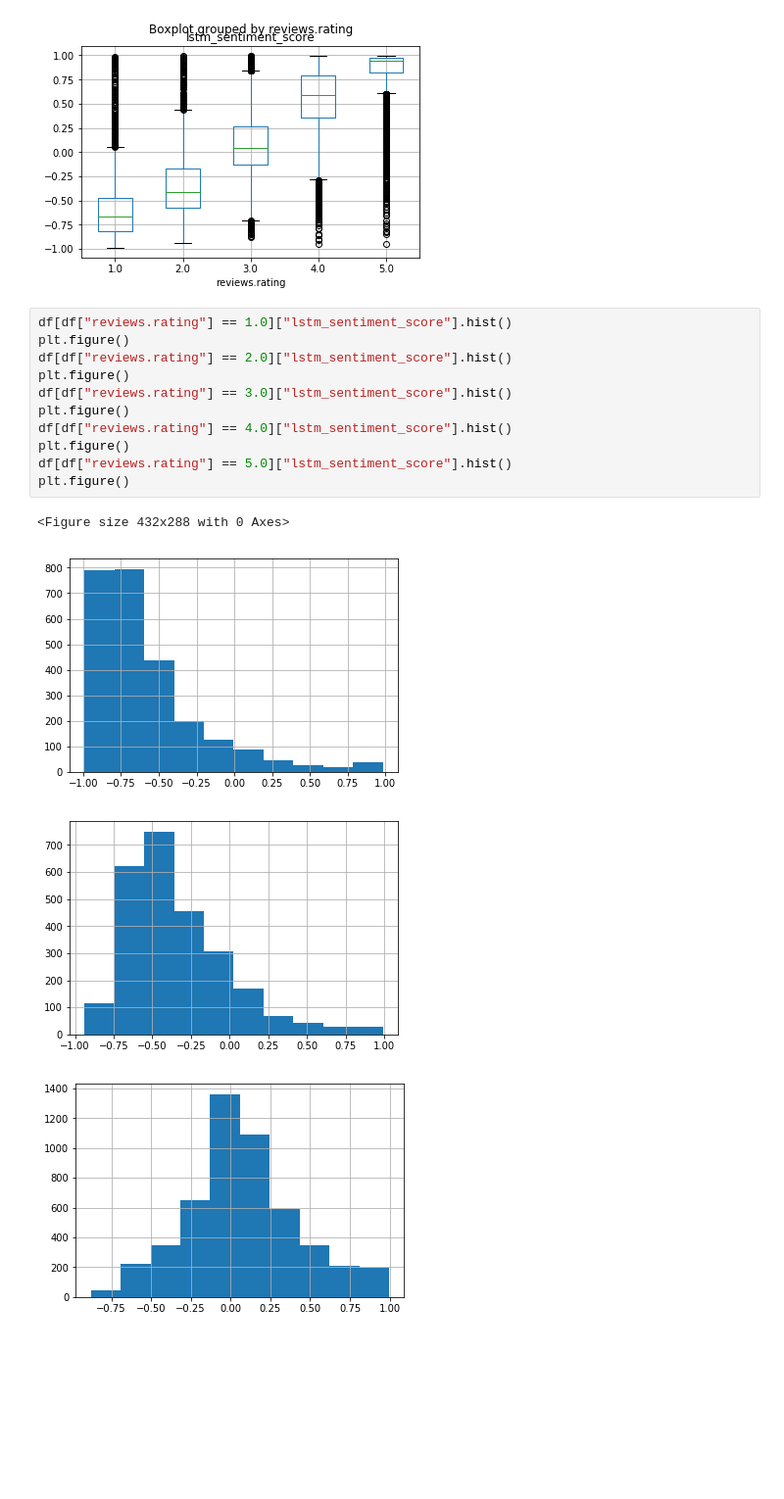
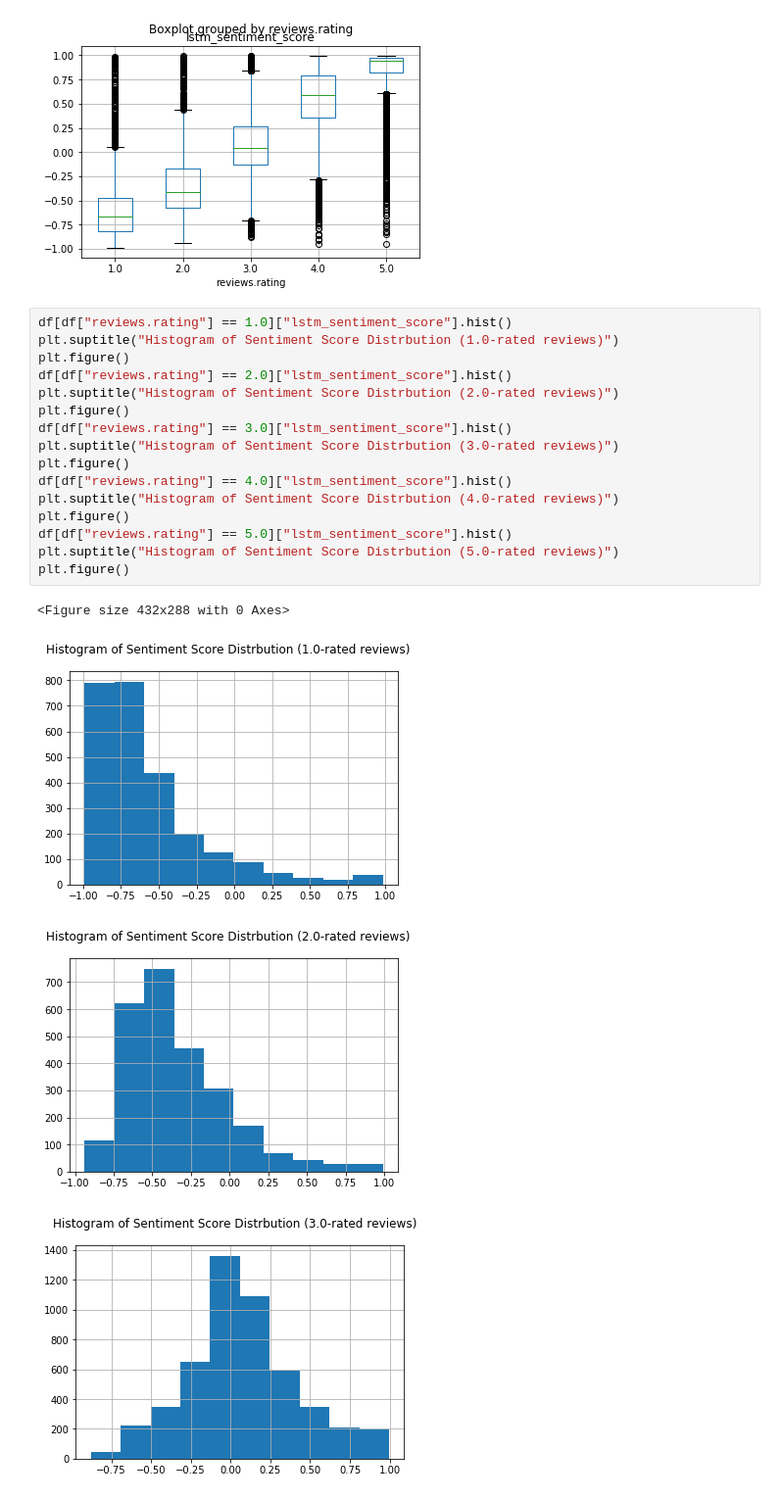
Before and after one commit to SJTButler/hotel-review-analysis, a Jupyter notebook: Hotel Review Analysis.ipynb, the cells around one changed output. Shown at 98% size. Saved outputs shown, nothing was run; the diff lists cells and outputs as text; blank space fills up the shorter version.

```diff
--- a/Hotel Review Analysis.ipynb
+++ b/Hotel Review Analysis.ipynb
@@ -1517,17 +1595,22 @@ df.boxplot(column="lstm_sentiment_score", by="reviews.rating")
 [figure]
 # %%
 df[df["reviews.rating"] == 1.0]["lstm_sentiment_score"].hist()
+plt.suptitle("Histogram of Sentiment Score Distrbution (1.0-rated reviews)")
 plt.figure()
 df[df["reviews.rating"] == 2.0]["lstm_sentiment_score"].hist()
+plt.suptitle("Histogram of Sentiment Score Distrbution (2.0-rated reviews)")
 plt.figure()
 df[df["reviews.rating"] == 3.0]["lstm_sentiment_score"].hist()
+plt.suptitle("Histogram of Sentiment Score Distrbution (3.0-rated reviews)")
 plt.figure()
 df[df["reviews.rating"] == 4.0]["lstm_sentiment_score"].hist()
+plt.suptitle("Histogram of Sentiment Score Distrbution (4.0-rated reviews)")
 plt.figure()
 df[df["reviews.rating"] == 5.0]["lstm_sentiment_score"].hist()
+plt.suptitle("Histogram of Sentiment Score Distrbution (5.0-rated reviews)")
 plt.figure()
 # %% [output]
 <Figure size 432x288 with 0 Axes>
-[figure, old version]
+[figure, new version]
-[figure, old version]
+[figure, new version]
-[figure, old version]
+[figure, new version]
```
Also changed, not shown: parts of 15 cells of this notebook.
